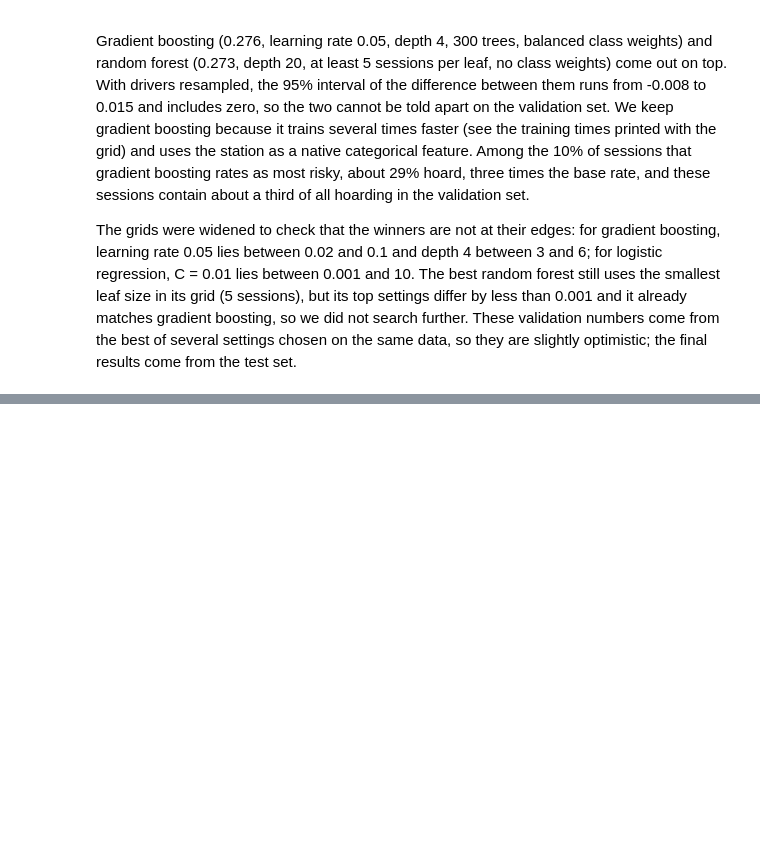
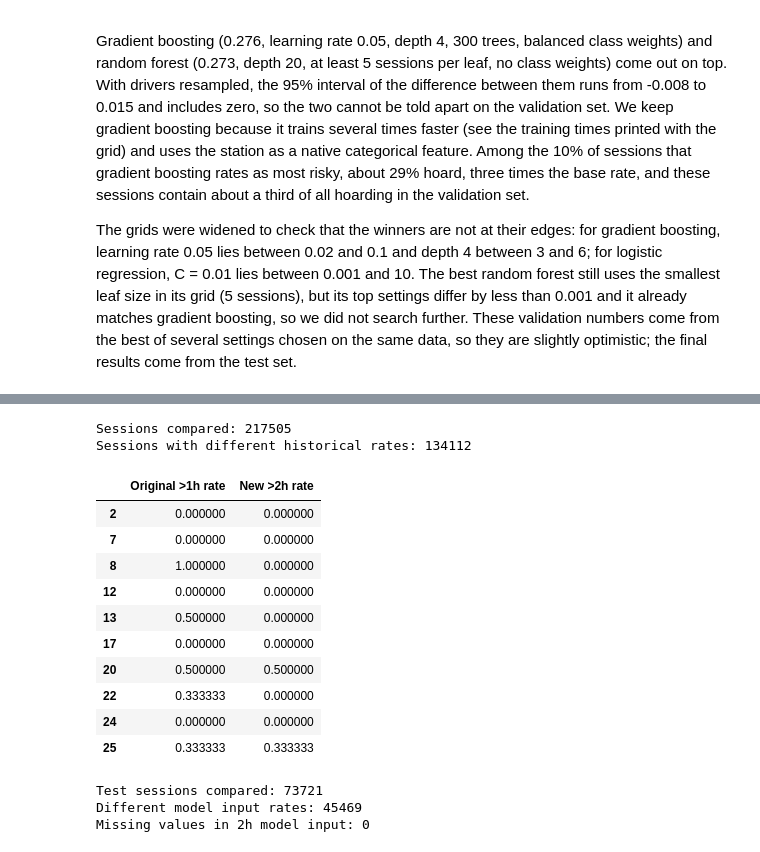
Before and after one commit to Teresa7810/Introduction-to-Business-Analytics, a Jupyter notebook: 4. Exploratory.ipynb, the cells around one changed output, grey strips where cells are left out. Cells and saved outputs as stored; diff of their text form; code cells hidden in the pictures; blank space fills up the shorter version.

```diff
--- a/4. Exploratory.ipynb
+++ b/4. Exploratory.ipynb
@@ -891,0 +1415,63 @@ The grids were widened to check that the winners are not at their edges: for gra
+# %%
+
+# Verify that historical rates differ between the two targets.
+
+mask = ev_2h["prev_sessions"] > 0
+
+comparison_check = pd.DataFrame({
+    "Original >1h rate": ev.loc[mask, "prev_hoarding_rate"],
+    "New >2h rate": ev_2h.loc[mask, "prev_hoarding_rate"]
+})
+
+print("Sessions compared:", len(comparison_check))
+
+print(
+    "Sessions with different historical rates:",
+    (
+        comparison_check["Original >1h rate"]
+        != comparison_check["New >2h rate"]
+    ).sum()
+)
+
+display(comparison_check.head(10))
+# %% [output]
+Sessions compared: 217505
+Sessions with different historical rates: 134112
+|  | Original >1h rate | New >2h rate |
+| 2 | 0.000000 | 0.000000 |
+| 7 | 0.000000 | 0.000000 |
+| 8 | 1.000000 | 0.000000 |
+| 12 | 0.000000 | 0.000000 |
+| 13 | 0.500000 | 0.000000 |
+| 17 | 0.000000 | 0.000000 |
+| 20 | 0.500000 | 0.500000 |
+| 22 | 0.333333 | 0.000000 |
+| 24 | 0.000000 | 0.000000 |
+| 25 | 0.333333 | 0.333333 |
+# %%
+
+# Final consistency check for the >2h robustness model
+
+rate_1h = test_final["prev_hoarding_rate"]
+rate_2h = test_2h_f["prev_hoarding_rate"]
+
+# Align observations by their original index
+rates = pd.concat(
+    [rate_1h.rename("rate_1h"),
+     rate_2h.rename("rate_2h")],
+    axis=1
+)
+
+print("Test sessions compared:", len(rates))
+print(
+    "Different model input rates:",
+    (rates["rate_1h"] != rates["rate_2h"]).sum()
+)
+print(
+    "Missing values in 2h model input:",
+    test_2h_f["prev_hoarding_rate"].isna().sum()
+)
+# %% [output]
+Test sessions compared: 73721
+Different model input rates: 45469
+Missing values in 2h model input: 0
```
Also changed, not shown: parts of 23 cells of this notebook.
